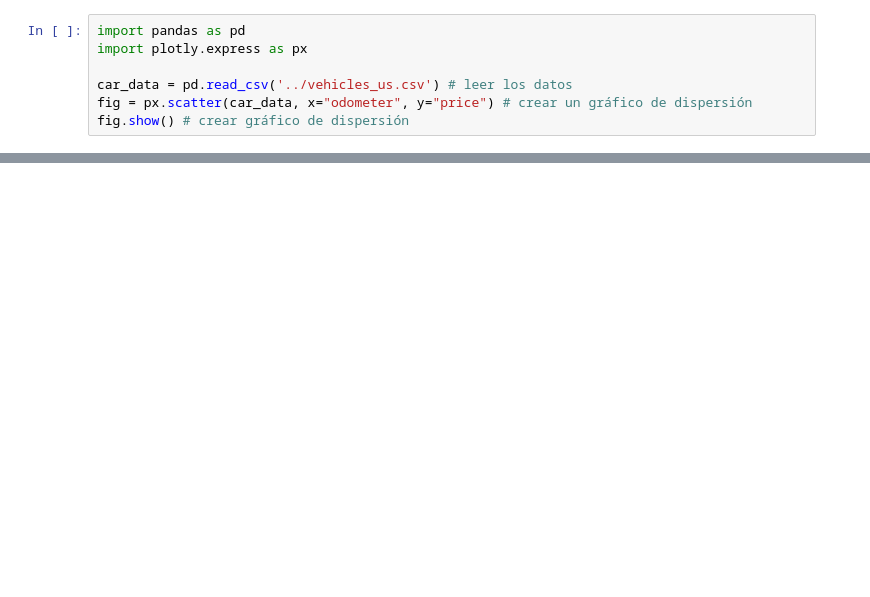
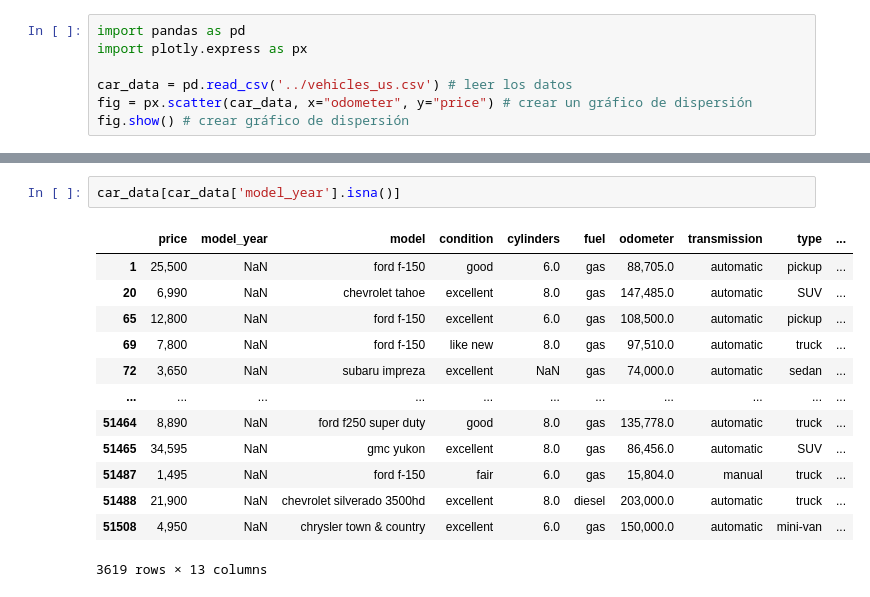
Before and after one commit to DeinyACR/Proyecto-Sprint-7-TripleTen, a Jupyter notebook: notebooks/EDA.ipynb, the cells around one changed output, grey strips where cells are left out. Drawn from its saved outputs; the diff is of its cells as text; blank space fills up the shorter version.

```diff
--- a/notebooks/EDA.ipynb
+++ b/notebooks/EDA.ipynb
@@ -18,0 +266,16 @@ fig.show() # crear gráfico de dispersión
+# %%
+car_data[car_data['model_year'].isna()]
+# %% [output]
+|  | price | model_year | model | condition | cylinders | fuel | odometer | transmission | type | ... |
+| 1 | 25,500 | NaN | ford f-150 | good | 6.0 | gas | 88,705.0 | automatic | pickup | ... |
+| 20 | 6,990 | NaN | chevrolet tahoe | excellent | 8.0 | gas | 147,485.0 | automatic | SUV | ... |
+| 65 | 12,800 | NaN | ford f-150 | excellent | 6.0 | gas | 108,500.0 | automatic | pickup | ... |
+| 69 | 7,800 | NaN | ford f-150 | like new | 8.0 | gas | 97,510.0 | automatic | truck | ... |
+| 72 | 3,650 | NaN | subaru impreza | excellent | NaN | gas | 74,000.0 | automatic | sedan | ... |
+| ... | ... | ... | ... | ... | ... | ... | ... | ... | ... | ... |
+| 51464 | 8,890 | NaN | ford f250 super duty | good | 8.0 | gas | 135,778.0 | automatic | truck | ... |
+| 51465 | 34,595 | NaN | gmc yukon | excellent | 8.0 | gas | 86,456.0 | automatic | SUV | ... |
+| 51487 | 1,495 | NaN | ford f-150 | fair | 6.0 | gas | 15,804.0 | manual | truck | ... |
+| 51488 | 21,900 | NaN | chevrolet silverado 3500hd | excellent | 8.0 | diesel | 203,000.0 | automatic | truck | ... |
+| 51508 | 4,950 | NaN | chrysler town & country | excellent | 6.0 | gas | 150,000.0 | automatic | mini-van | ... |
+3619 rows × 13 columns
```
Also changed, not shown: parts of 28 cells of this notebook, 1 other file.
